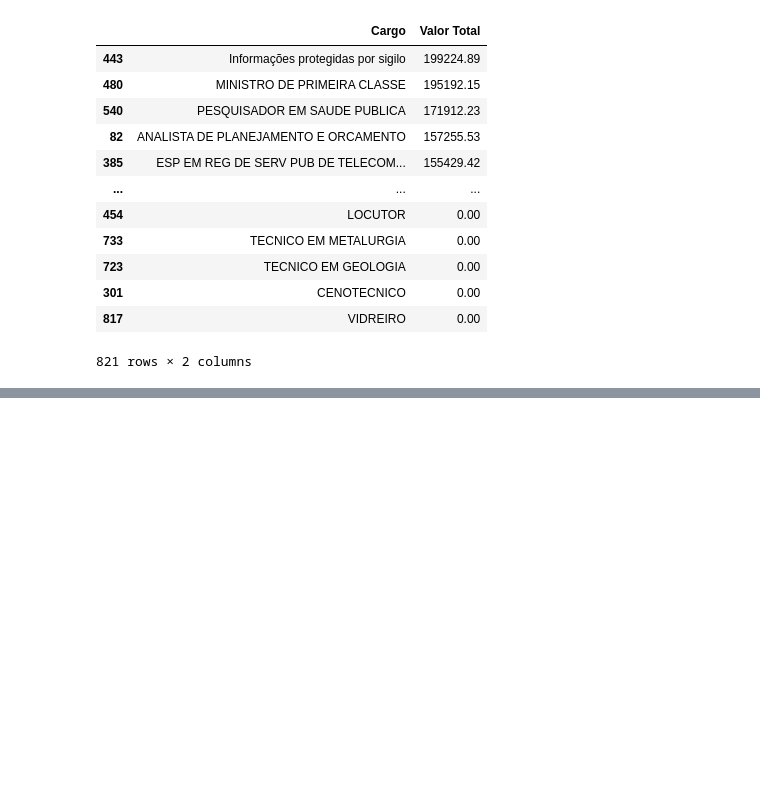
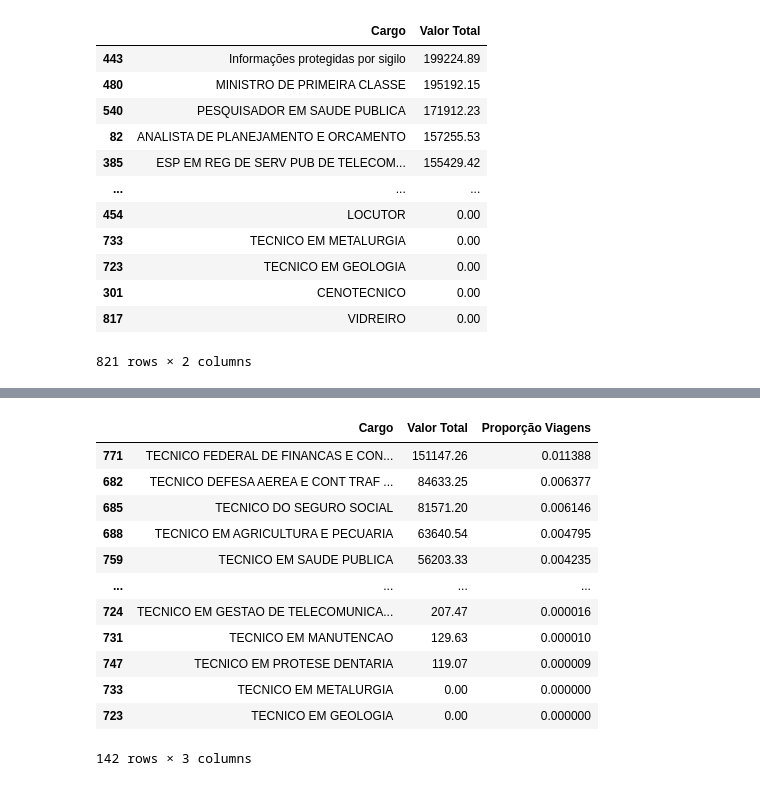
Before and after one commit to Guilherme31-code/miniguia-estudos-notebooklm., a Jupyter notebook: Untitled3.ipynb, the cells around one changed output, grey strips where cells are left out. Saved outputs shown, nothing was run; the diff lists cells and outputs as text; code cells hidden in the pictures; blank space fills up the shorter version.

```diff
--- a/Untitled3.ipynb
+++ b/Untitled3.ipynb
@@ -288,0 +303,16 @@ df_viagens.groupby('Cargo')['Valor Total'].max().reset_index().sort_values(by='V
+# %%
+viagens_por_cargo[filtro_tecnico]
+# %% [output]
+|  | Cargo | Valor Total | Proporção Viagens |
+| 771 | TECNICO FEDERAL DE FINANCAS E CON... | 151147.26 | 0.011388 |
+| 682 | TECNICO DEFESA AEREA E CONT TRAF ... | 84633.25 | 0.006377 |
+| 685 | TECNICO DO SEGURO SOCIAL | 81571.20 | 0.006146 |
+| 688 | TECNICO EM AGRICULTURA E PECUARIA | 63640.54 | 0.004795 |
+| 759 | TECNICO EM SAUDE PUBLICA | 56203.33 | 0.004235 |
+| ... | ... | ... | ... |
+| 724 | TECNICO EM GESTAO DE TELECOMUNICA... | 207.47 | 0.000016 |
+| 731 | TECNICO EM MANUTENCAO | 129.63 | 0.000010 |
+| 747 | TECNICO EM PROTESE DENTARIA | 119.07 | 0.000009 |
+| 733 | TECNICO EM METALURGIA | 0.00 | 0.000000 |
+| 723 | TECNICO EM GEOLOGIA | 0.00 | 0.000000 |
+142 rows × 3 columns
```
Also changed, not shown: parts of 16 cells of this notebook.
